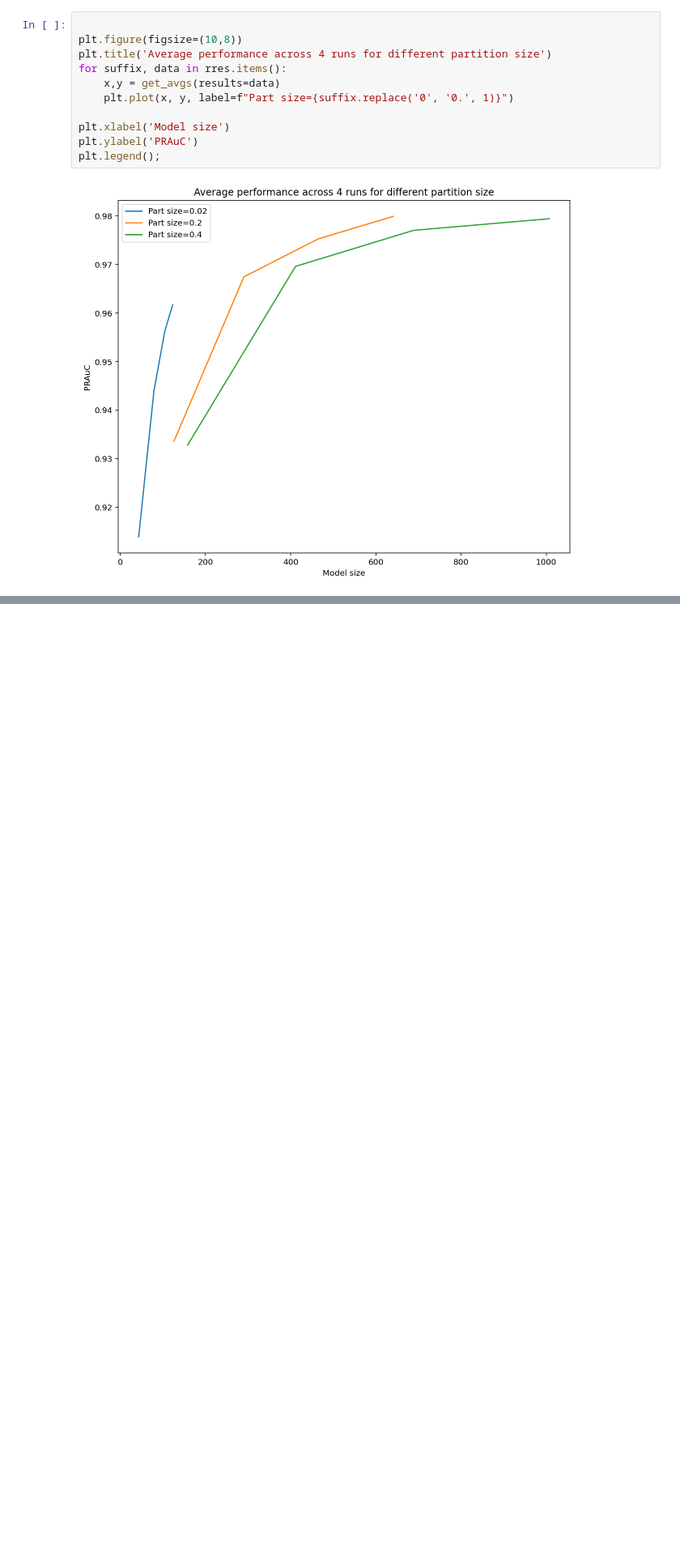
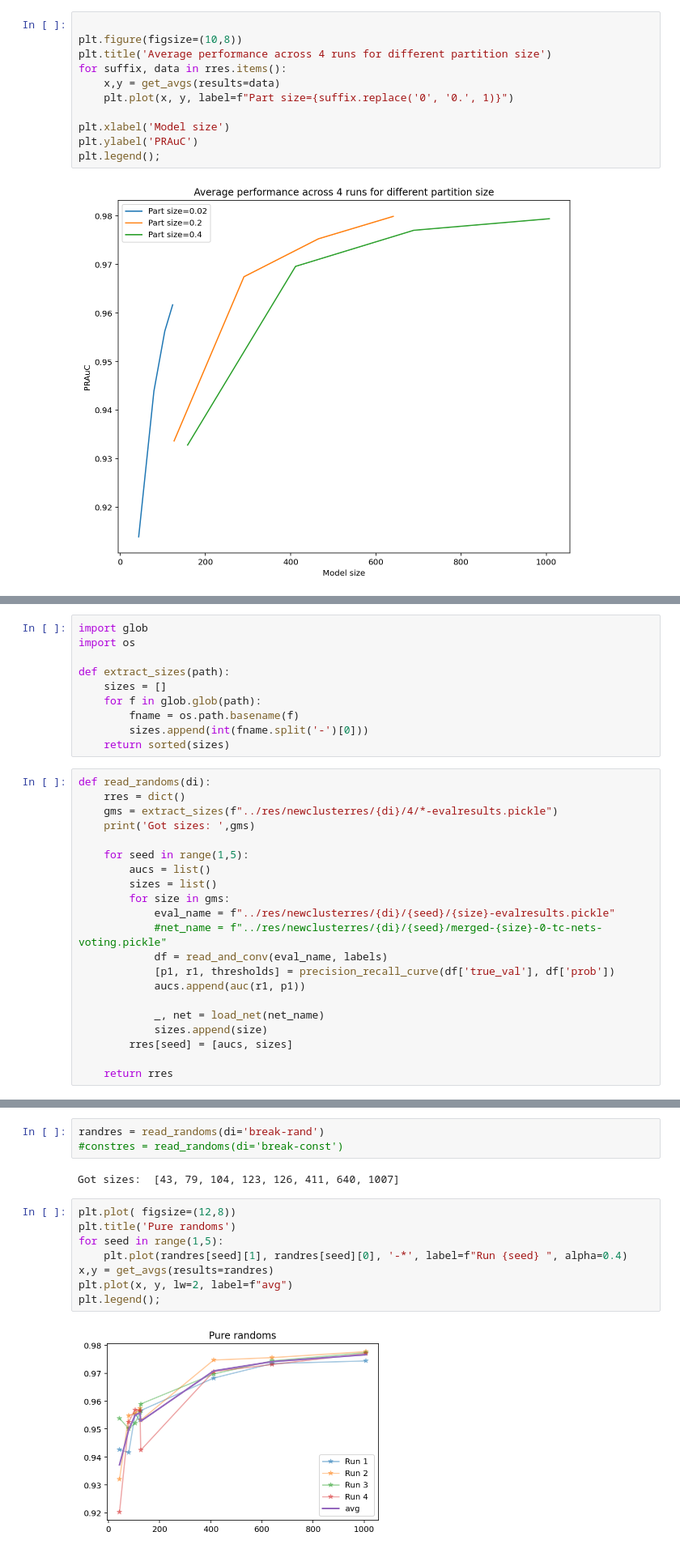
Before and after one commit to jrybicki-jsc/smms, a Jupyter notebook: graphla/newcluster_results.ipynb, the cells around one changed output, grey strips where cells are left out. Shown at 81% size. Drawn from its saved outputs; the diff is of its cells as text; blank space fills up the shorter version.

Commit message:
randoms

```diff
--- a/graphla/newcluster_results.ipynb
+++ b/graphla/newcluster_results.ipynb
@@ -667,0 +600,31 @@ str.replace?
+# %%
+import glob
+import os
+
+def extract_sizes(path):
+    sizes = []
+    for f in glob.glob(path):
+        fname = os.path.basename(f)
+        sizes.append(int(fname.split('-')[0]))
+    return sorted(sizes)
+# %%
+def read_randoms(di):
+    rres = dict()
+    gms = extract_sizes(f"../res/newclusterres/{di}/4/*-evalresults.pickle")
+    print('Got sizes: ',gms)
+
+    for seed in range(1,5):
+        aucs = list()
+        sizes = list()
+        for size in gms:
+            eval_name = f"../res/newclusterres/{di}/{seed}/{size}-evalresults.pickle"
+            #net_name = f"../res/newclusterres/{di}/{seed}/merged-{size}-0-tc-nets-voting.pickle"
+            df = read_and_conv(eval_name, labels)
+            [p1, r1, thresholds] = precision_recall_curve(df['true_val'], df['prob'])
+            aucs.append(auc(r1, p1))
+
+            _, net = load_net(net_name)
+            sizes.append(size)
+        rres[seed] = [aucs, sizes]
+
+    return rres
@@ -667,0 +638,15 @@ str.replace?
+# %%
+randres = read_randoms(di='break-rand')
+#constres = read_randoms(di='break-const')
+# %% [output]
+Got sizes:  [43, 79, 104, 123, 126, 411, 640, 1007]
+# %%
+plt.plot( figsize=(12,8))
+plt.title('Pure randoms')
+for seed in range(1,5):
+    plt.plot(randres[seed][1], randres[seed][0], '-*', label=f"Run {seed} ", alpha=0.4)
+x,y = get_avgs(results=randres)
+plt.plot(x, y, lw=2, label=f"avg")
+plt.legend();
+# %% [output]
+[figure, added]
```
Also changed, not shown: parts of 13 cells of this notebook.
